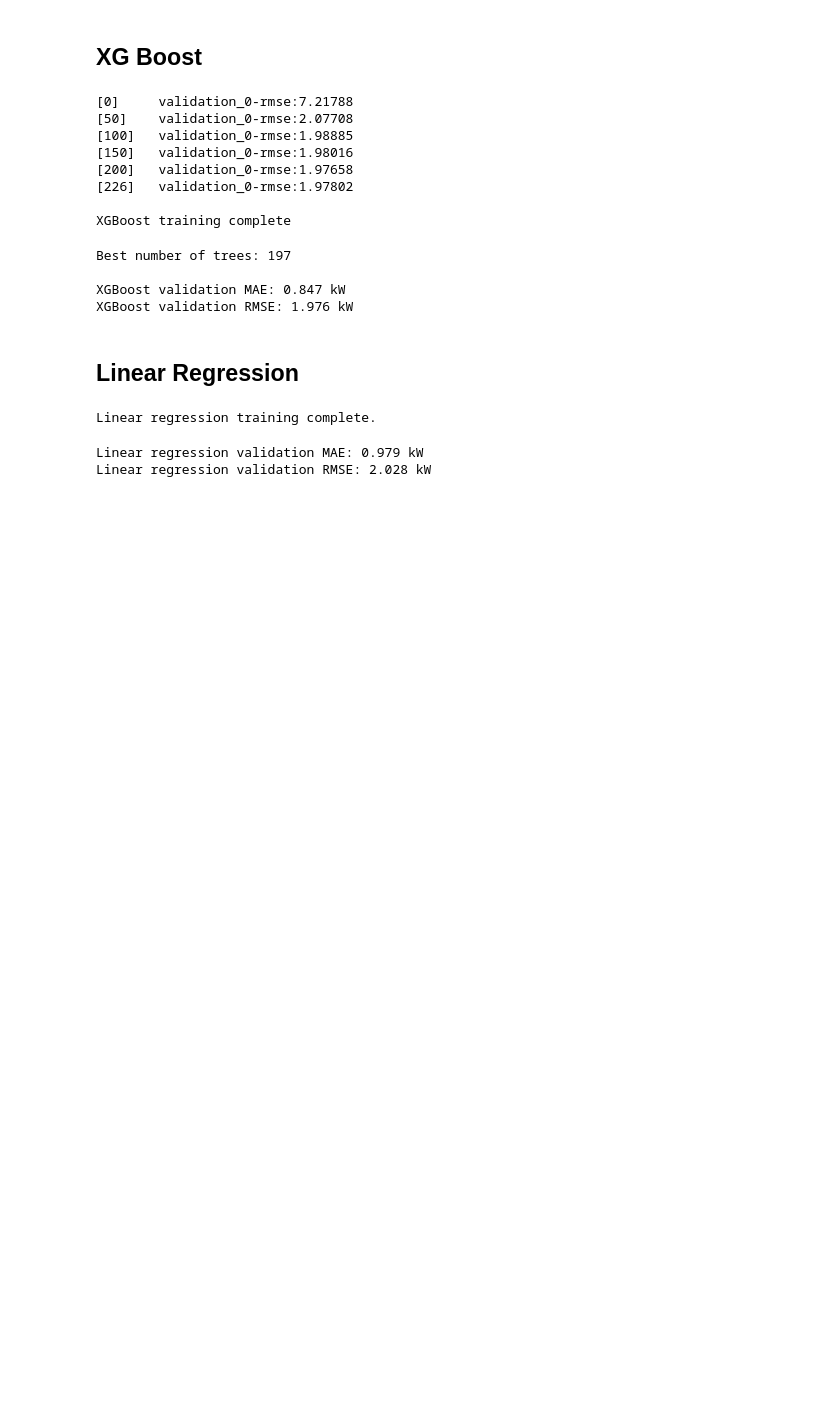
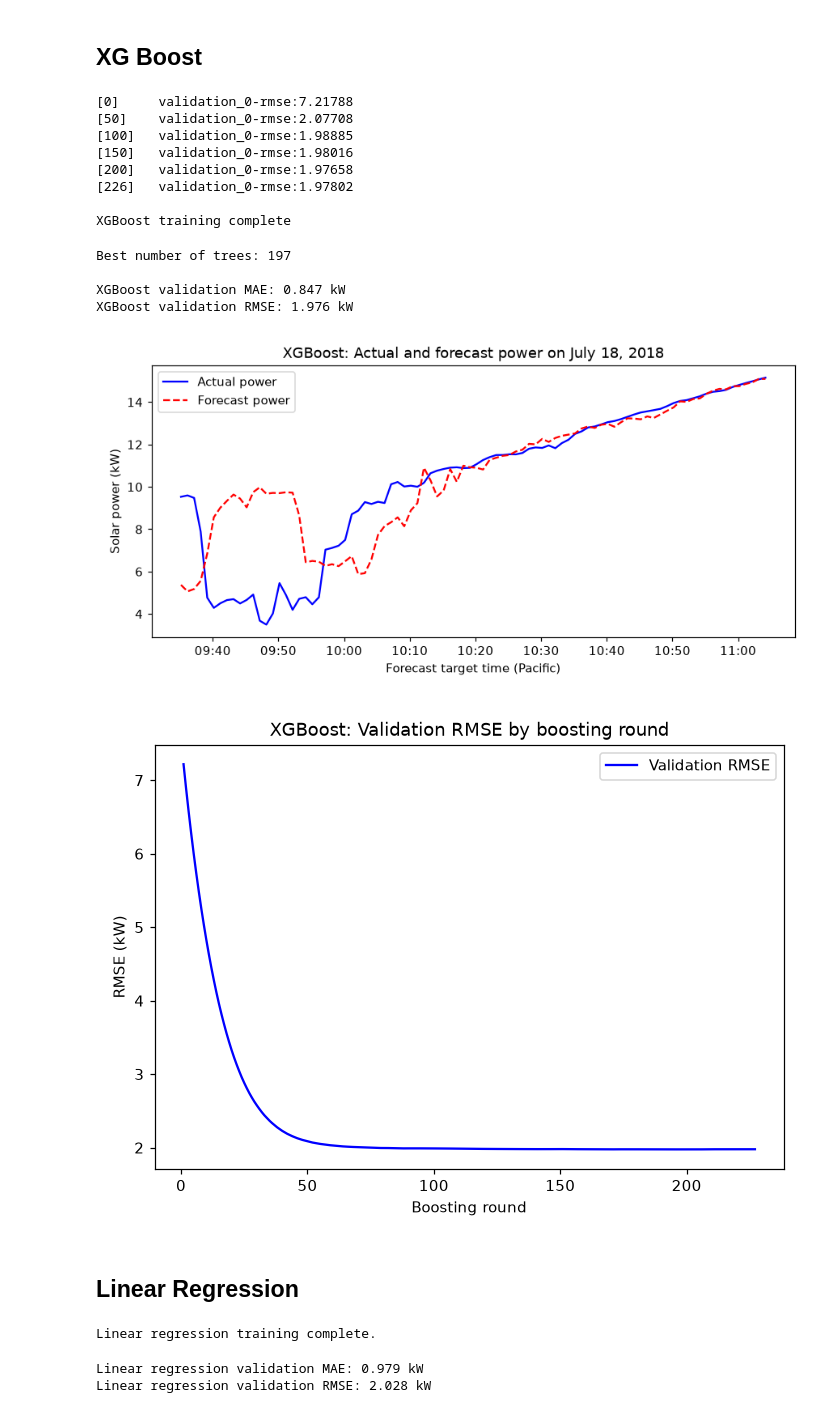
Before and after one commit to jacklpaulson/solar-forecasting, a Jupyter notebook: SolarForecastingProject.ipynb, the cells around one changed output. Cells and saved outputs as stored; diff of their text form; code cells hidden in the pictures; blank space fills up the shorter version.

```diff
--- a/SolarForecastingProject.ipynb
+++ b/SolarForecastingProject.ipynb
@@ -557,6 +588,23 @@ Best number of trees: 197
 
 XGBoost validation MAE: 0.847 kW
 XGBoost validation RMSE: 1.976 kW
+# %%
+plot_baseline_forecasts(xgboost_predictions, "XGBoost")
+
+xgboost_round_rmse = xgboost_model.evals_result()["validation_0"]["rmse"]
+boosting_rounds = range(1, len(xgboost_round_rmse) + 1)
+
+plt.figure()
+plt.plot(boosting_rounds, xgboost_round_rmse, "b", label = "Validation RMSE")
+plt.title("XGBoost: Validation RMSE by boosting round")
+plt.xlabel("Boosting round")
+plt.ylabel("RMSE (kW)")
+plt.legend()
+plt.tight_layout()
+plt.show()
+# %% [output]
+[figure, added]
+[figure, added]
 # %% [markdown]
 ## Linear Regression
 # %%
```
Also changed, not shown: parts of 28 cells of this notebook.
